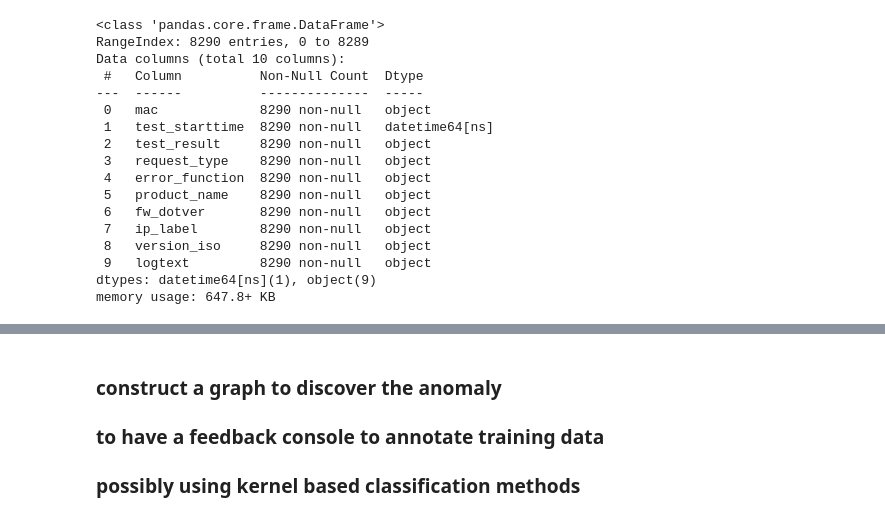
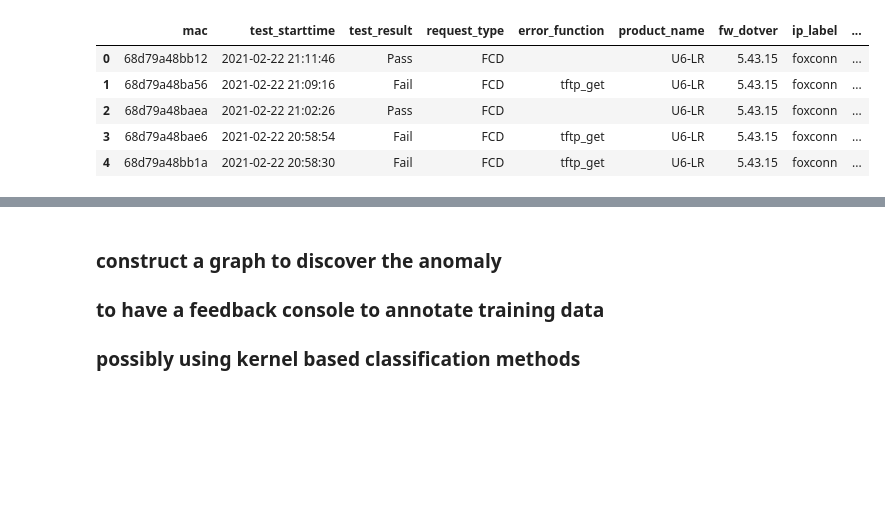
Before and after one commit to catwhiskers/log-anomaly-detection, a Jupyter notebook: log-anomaly-vectorize.ipynb, the cells around one changed output, grey strips where cells are left out. Drawn from its saved outputs; the diff is of its cells as text; code cells hidden in the pictures; blank space fills up the shorter version.

```diff
--- a/log-anomaly-vectorize.ipynb
+++ b/log-anomaly-vectorize.ipynb
@@ -26,26 +26,14 @@ You should consider upgrading via the '/home/ec2-user/anaconda3/envs/python3/bin
 # %%
 import pandas as pd
 import pickle
 
 # df = pd.read_pickle('AP1_aws_data.pkl')
 df = pd.read_pickle('U6-LR_data_aws.pkl')
+df.head()
+# %% [output]
+|  | mac | test_starttime | test_result | request_type | error_function | product_name | fw_dotver | ip_label | ... |
+| 0 | 68d79a48bb12 | 2021-02-22 21:11:46 | Pass | FCD |  | U6-LR | 5.43.15 | foxconn | ... |
+| 1 | 68d79a48ba56 | 2021-02-22 21:09:16 | Fail | FCD | tftp_get | U6-LR | 5.43.15 | foxconn | ... |
+| 2 | 68d79a48baea | 2021-02-22 21:02:26 | Pass | FCD |  | U6-LR | 5.43.15 | foxconn | ... |
+| 3 | 68d79a48bae6 | 2021-02-22 20:58:54 | Fail | FCD | tftp_get | U6-LR | 5.43.15 | foxconn | ... |
+| 4 | 68d79a48bb1a | 2021-02-22 20:58:30 | Fail | FCD | tftp_get | U6-LR | 5.43.15 | foxconn | ... |
-# %%
-df.info()
-# %% [output]
-<class 'pandas.core.frame.DataFrame'>
-RangeIndex: 8290 entries, 0 to 8289
-Data columns (total 10 columns):
- #   Column          Non-Null Count  Dtype
----  ------          --------------  -----
- 0   mac             8290 non-null   object
- 1   test_starttime  8290 non-null   datetime64[ns]
- 2   test_result     8290 non-null   object
- 3   request_type    8290 non-null   object
- 4   error_function  8290 non-null   object
- 5   product_name    8290 non-null   object
- 6   fw_dotver       8290 non-null   object
- 7   ip_label        8290 non-null   object
- 8   version_iso     8290 non-null   object
- 9   logtext         8290 non-null   object
-dtypes: datetime64[ns](1), object(9)
-memory usage: 647.8+ KB
```
Also changed, not shown: parts of 35 cells of this notebook, 2 other files.
